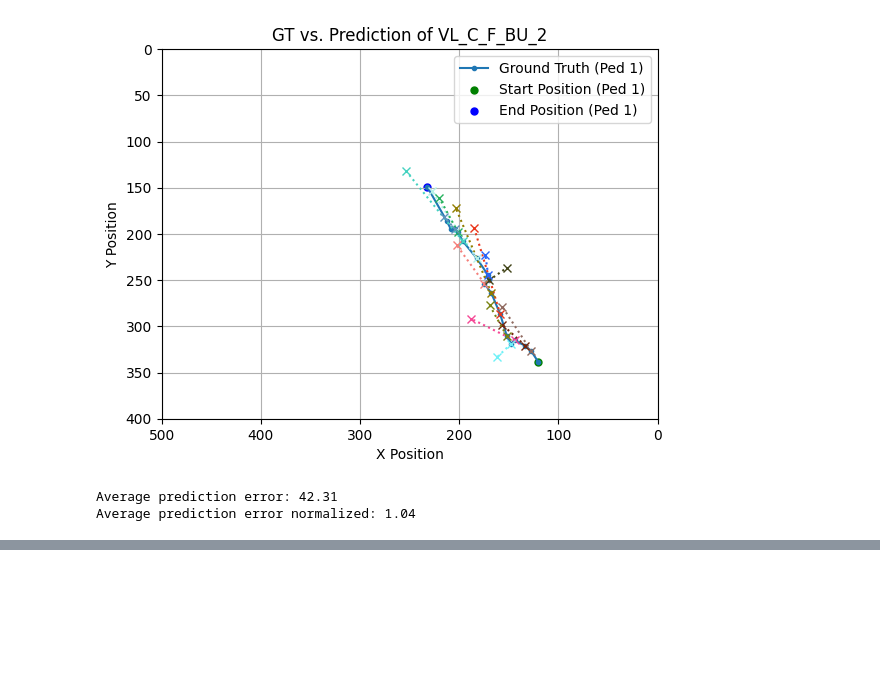
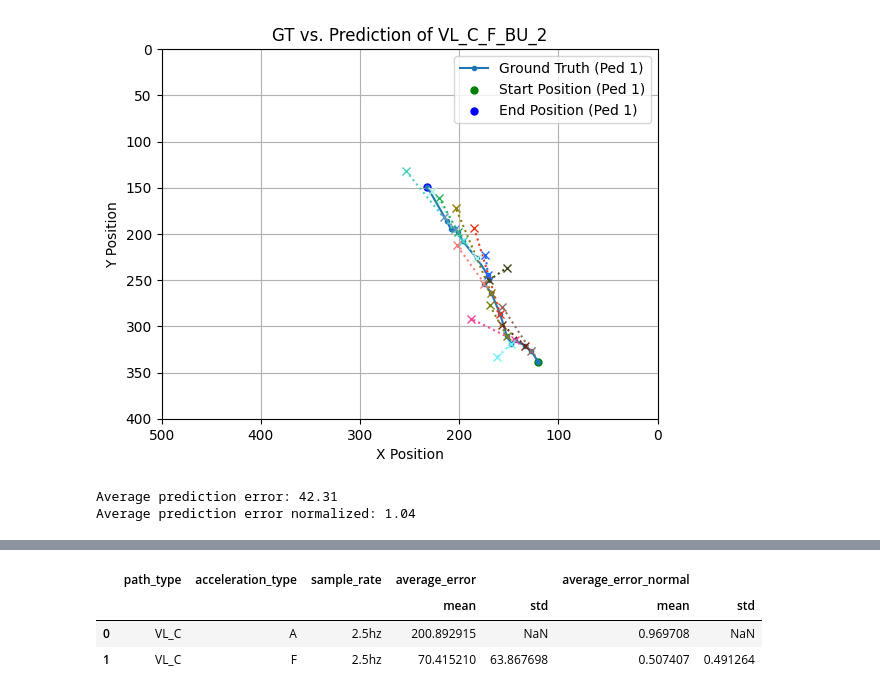
Before and after one commit to spourasgari/motion_predictor, a Jupyter notebook: CV_pred.ipynb, the cells around one changed output, grey strips where cells are left out. Cells and saved outputs as stored; diff of their text form; code cells hidden in the pictures; blank space fills up the shorter version.

```diff
--- a/CV_pred.ipynb
+++ b/CV_pred.ipynb
@@ -103,8 +103,10 @@ for ped_id, pred in predictions.items():
 plt.xlim(0, 500)
 plt.ylim(0, 400)
 
+pedestrian_ids = np.unique(gt_array[:, 1])
+
 # Plot ground truth trajectory (blue)
-for ped_id in np.unique(gt_array[:, 1]):
+for ped_id in pedestrian_ids:
     # Filter ground truth data for the pedestrian
     ped_data = gt_array[gt_array[:, 1] == ped_id]
     ped_data_2 = gt_array_2[gt_array_2[:, 1] == ped_id]
@@ -252,7 +254,9 @@ for root, dirs, files in os.walk(base_dir):
                 # Initialize predictions for this pedestrian
                 ped_predictions = []
 
-                for i in range(len(ped_data) - 1):
+                ph = 4
+
+                for i in range(0, len(ped_data) - 1 - ph):
                     # Extract current and next timestep data
                     t1, x1, y1 = ped_data[i, 0], ped_data[i, 2], ped_data[i, 3]
                     t2, x2, y2 = ped_data[i + 1, 0], ped_data[i + 1, 2], ped_data[i + 1, 3]
@@ -261,10 +265,12 @@ for root, dirs, files in os.walk(base_dir):
                     vx = (x2 - x1) / (t2 - t1)
                     vy = (y2 - y1) / (t2 - t1)
 
+                    ### PREDICTION PART ###
+
                     # Predict next position assuming constant velocity
-                    t_next = t2 + (t2 - t1)  # Assuming uniform timestep
-                    x_next = x2 + vx * (t2 - t1)
-                    y_next = y2 + vy * (t2 - t1)
+                    t_next = t2 + ph * (t2 - t1)  # Assuming uniform timestep
+                    x_next = x2 + vx * ph * (t2 - t1)
+                    y_next = y2 + vy * ph * (t2 - t1)
 
                     # Store the prediction
                     ped_predictions.append([t_next, ped_id, x_next, y_next])
@@ -288,18 +294,29 @@ for root, dirs, files in os.walk(base_dir):
 
             # Calculate ADE
             i = 0
-            for _, _, x, y in ground_truth[2:]:
-                    pred = np.array(p_x[i], p_y[i])
+            for _, _, x, y in ground_truth[1+ph:]:
+                    pred = np.array((p_x[i], p_y[i]))
                     gt = np.array((x, y))
 
                     dist = np.linalg.norm(pred - gt, axis=-1)
+
                     error_ade.append(dist)
 
-                    step_start = np.array((ground_truth[i + 1][2], ground_truth[i + 1][3]))
-                    step_end = np.array((ground_truth[i + 2][2], ground_truth[i + 2][3]))
 
-                    step_size = np.linalg.norm(step_end - step_start, axis=-1)
-                    error_ade_normal.append(dist / step_size)
+                    # In case of multe-step ahead prediction, all intermediate step sizes all considered. Another option is just to consider the direct distance to from origin gt to the prediction's corresponding gt, which is not considered here.
+
+                    steps_size = 0
+                    for j in range(1, ph + 1):
+                        step_start = np.array((ground_truth[i + j][2], ground_truth[i + j][3]))
+                        step_end = np.array((ground_truth[i + j + 1][2], ground_truth[i + j + 1][3]))
+
+                        steps_size += np.linalg.norm(step_end - step_start, axis=-1)
+
+                        # step_start = np.array((ground_truth[i + 1][2], ground_truth[i + 1][3]))
+                        # step_end = np.array((ground_truth[i + 2][2], ground_truth[i + 2][3]))
+                        # step_size = np.linalg.norm(step_end - step_start, axis=-1)
+
+                    error_ade_normal.append(dist / steps_size)
 
                     i += 1
 
@@ -342,11 +395,16 @@ results_df
 # %%
-# results_df_filtered = results_df[results_df['sample_rate'] == '10hz']
+results_df_filtered = results_df[results_df['sample_rate'] == '10hz']
 results_df.groupby([
     'path_type',
     'acceleration_type',
     'sample_rate'
                     ]).agg({'average_error': ['mean', 'std'],
     'average_error_normal': ['mean', 'std']}).reset_index()
+# %% [output]
+|  | path_type | acceleration_type | sample_rate | average_error |  | average_error_normal |  |
+|  |  |  |  | mean | std | mean | std |
+| 0 | VL_C | A | 2.5hz | 200.892915 | NaN | 0.969708 | NaN |
+| 1 | VL_C | F | 2.5hz | 70.415210 | 63.867698 | 0.507407 | 0.491264 |
 # %%
 # Some draft plots
 # Import necessary libraries
```
Also changed, not shown: parts of 2 cells of this notebook.
